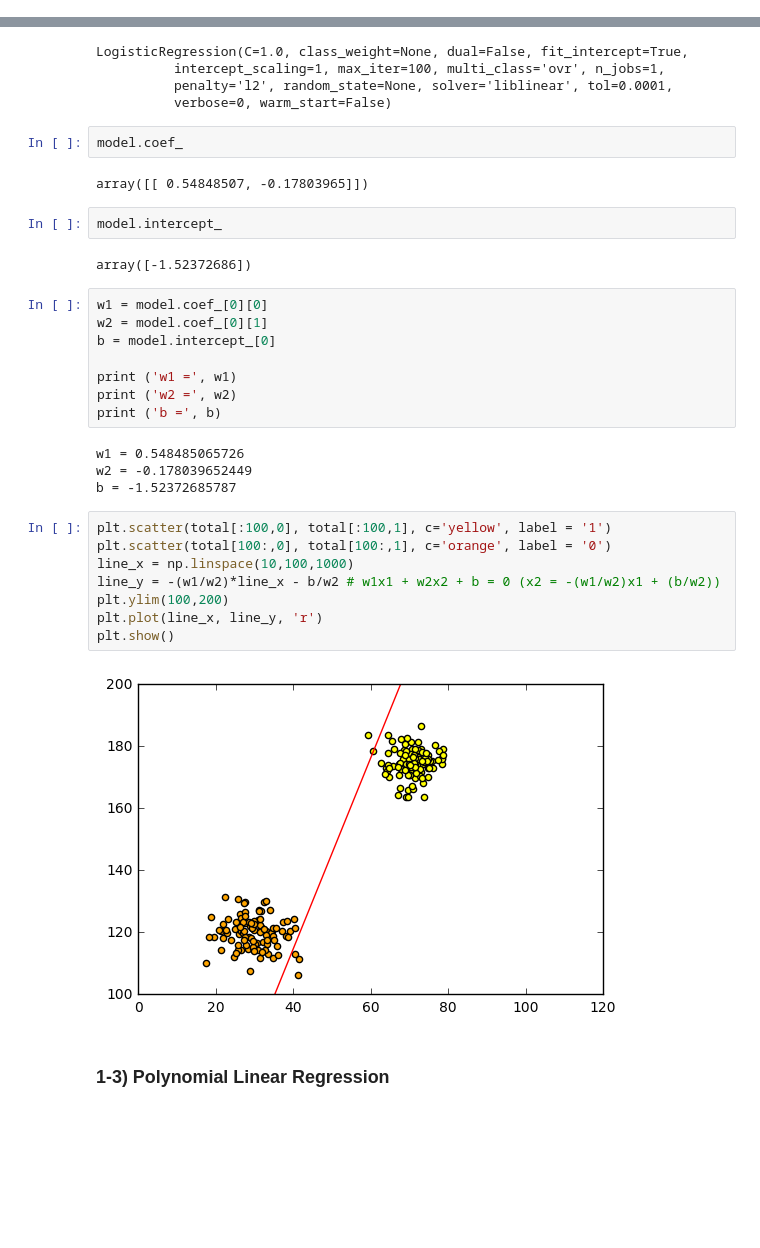
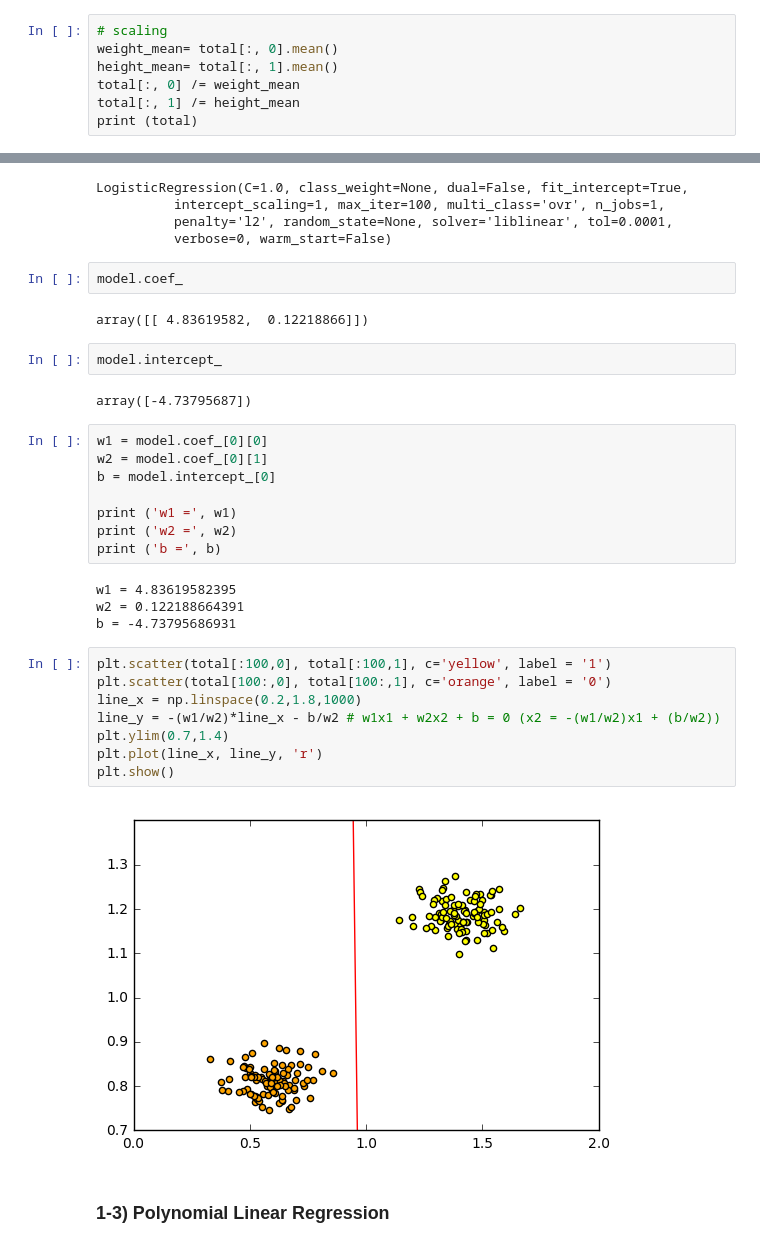
Before and after one commit to Artia-Inspirenet/ML_lecture, a Jupyter notebook: Machine_Learning/Logistic_Regression.ipynb, the cells around one changed output, grey strips where cells are left out. Saved outputs shown, nothing was run; the diff lists cells and outputs as text; blank space fills up the shorter version.

```diff
--- a/Machine_Learning/Logistic_Regression.ipynb
+++ b/Machine_Learning/Logistic_Regression.ipynb
@@ -191,0 +185,7 @@ print (total)
+# %%
+# scaling
+weight_mean= total[:, 0].mean()
+height_mean= total[:, 1].mean()
+total[:, 0] /= weight_mean
+total[:, 1] /= height_mean
+print (total)
@@ -293,11 +311,11 @@ LogisticRegression(C=1.0, class_weight=None, dual=False, fit_intercept=True,
 # %%
 model.coef_
 # %% [output]
-array([[ 0.54848507, -0.17803965]])
+array([[ 4.83619582,  0.12218866]])
 # %%
 model.intercept_
 # %% [output]
-array([-1.52372686])
+array([-4.73795687])
 # %%
 w1 = model.coef_[0][0]
 w2 = model.coef_[0][1]
@@ -307,19 +325,19 @@ print ('w1 =', w1)
 print ('w2 =', w2)
 print ('b =', b)
 # %% [output]
-w1 = 0.548485065726
-w2 = -0.178039652449
-b = -1.52372685787
+w1 = 4.83619582395
+w2 = 0.122188664391
+b = -4.73795686931
 # %%
 plt.scatter(total[:100,0], total[:100,1], c='yellow', label = '1')
 plt.scatter(total[100:,0], total[100:,1], c='orange', label = '0')
-line_x = np.linspace(10,100,1000)
+line_x = np.linspace(0.2,1.8,1000)
 line_y = -(w1/w2)*line_x - b/w2 # w1x1 + w2x2 + b = 0 (x2 = -(w1/w2)x1 + (b/w2))
-plt.ylim(100,200)
+plt.ylim(0.7,1.4)
 plt.plot(line_x, line_y, 'r')
 plt.show()
 # %% [output]
-[figure, old version]
+[figure, new version]
 # %% [markdown]
 ### 1-3) Polynomial Linear Regression
 # %%
```
Also changed, not shown: parts of 11 cells of this notebook, 5 other files.
